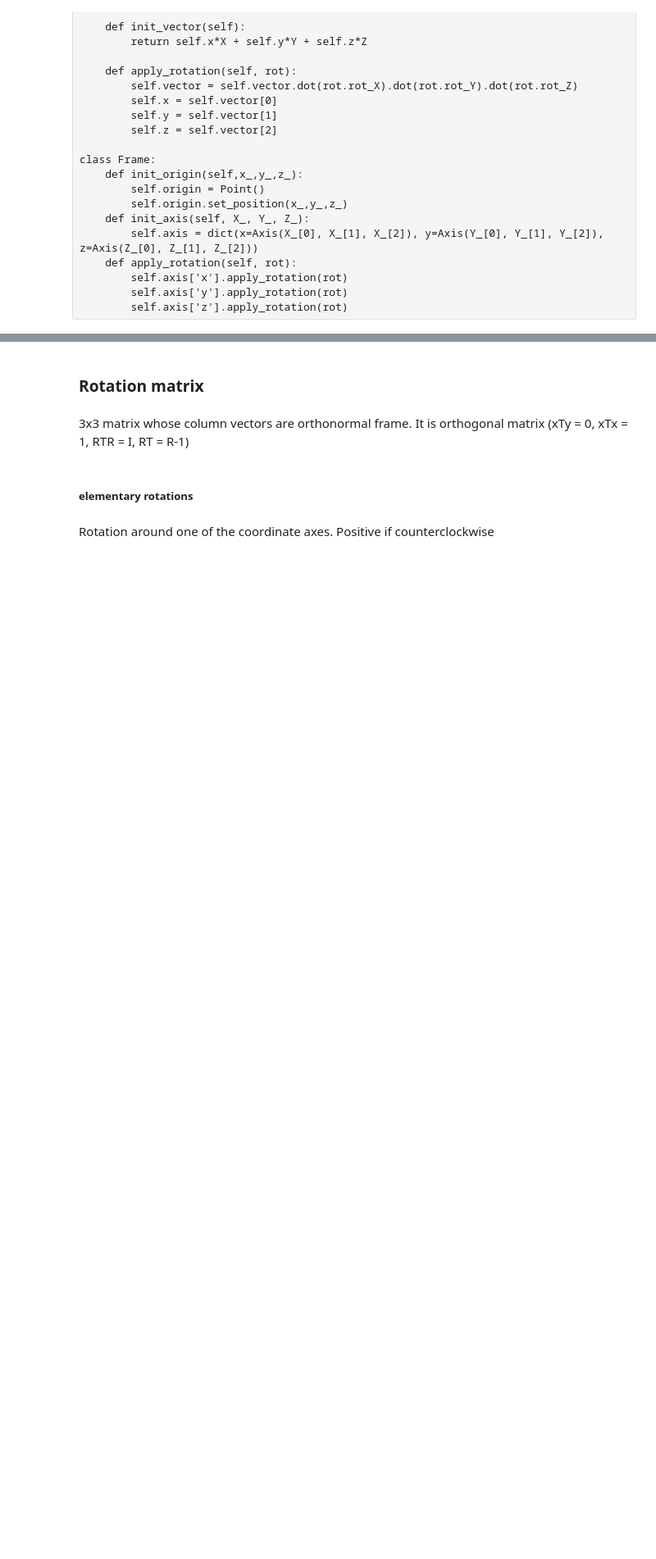
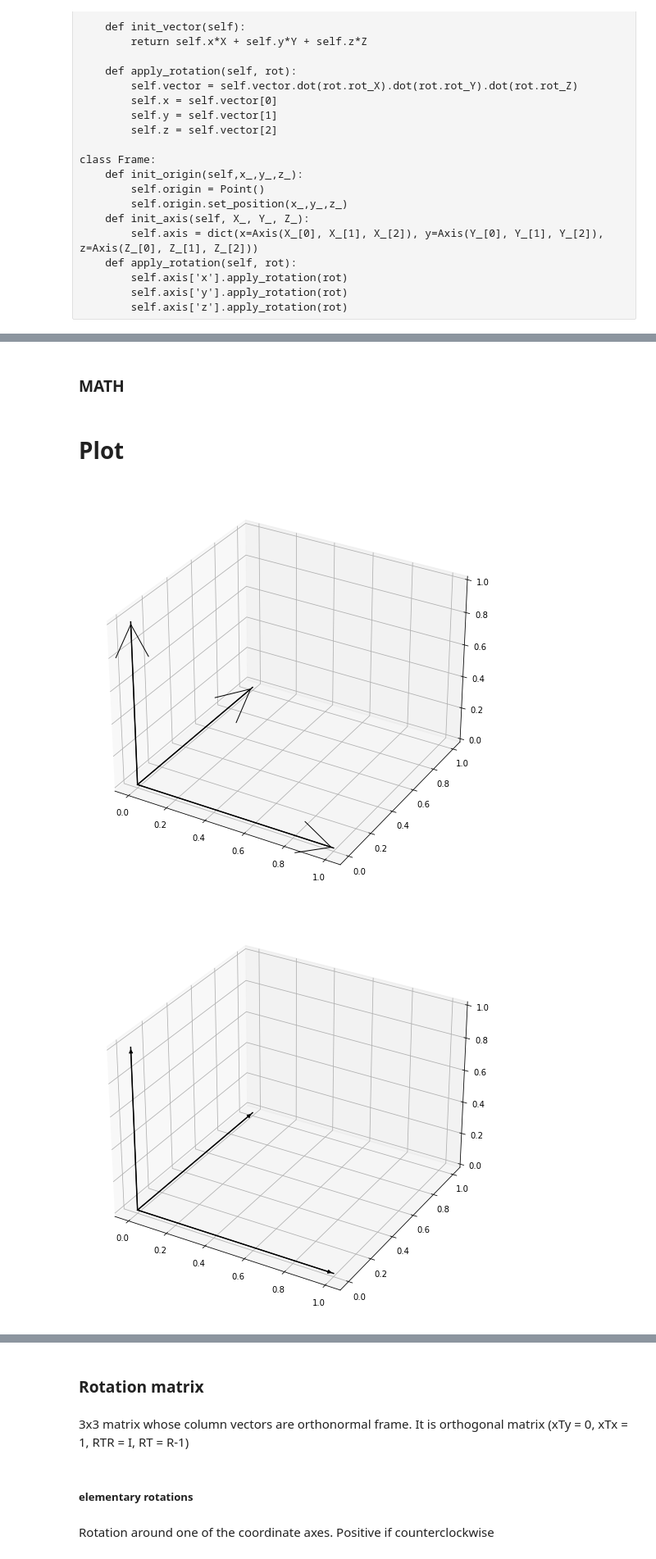
Before and after one commit to stefano-v37/engineering-toolbox, a Jupyter notebook: EngineeringToolbox/Robotics/develop/develop.ipynb, the cells around one changed output, grey strips where cells are left out. Shown at 82% size. Drawn from its saved outputs; the diff is of its cells as text; code cells hidden in the pictures; blank space fills up the shorter version.

Commit message:
Plotter class, for helping my "development"

```diff
--- a/EngineeringToolbox/Robotics/develop/develop.ipynb
+++ b/EngineeringToolbox/Robotics/develop/develop.ipynb
@@ -74,9 +66,10 @@ __Z__ = Axis(0,0,1)
 class Frame:
     def __init__(self, items):
         self.size = len(items)
-        self.axes = {str(i) : items[i] for i in range(len(items))}
+        self.axes_dict = {str(i) : items[i] for i in range(len(items))}
+        self.axes = items
 #         vectors in line
-        self.vector = np.array([item.vector for _, item in self.axes.items()])
+        self.vector = np.array([item.vector for _, item in self.axes_dict.items()])
 
 __F__ = Frame([__X__, __Y__, __Z__])
 __F__.axes
@@ -154,0 +146,2 @@ NameError: name 'Frame' is not defined
+# %% [markdown]
+### MATH
@@ -154,0 +151,42 @@ NameError: name 'Frame' is not defined
+# %% [markdown]
+# Plot
+# %%
+import matplotlib.pyplot as plt
+from mpl_toolkits.mplot3d import Axes3D
+from matplotlib.patches import FancyArrowPatch
+from mpl_toolkits.mplot3d import proj3d
+
+class Arrow3D(FancyArrowPatch):
+    def __init__(self, xs, ys, zs, *args, **kwargs):
+        FancyArrowPatch.__init__(self, (0,0), (0,0), *args, **kwargs)
+        self._verts3d = xs, ys, zs
+
+    def draw(self, renderer):
+        xs3d, ys3d, zs3d = self._verts3d
+        xs, ys, zs = proj3d.proj_transform(xs3d, ys3d, zs3d, renderer.M)
+        self.set_positions((xs[0],ys[0]),(xs[1],ys[1]))
+        FancyArrowPatch.draw(self, renderer)
+
+def add_vector(ax, vectors, color):
+    for vector in vectors:
+        if vector.__class__.__name__ == 'Axis':
+            points = [[vector.origin.vector[i], vector.end.vector[i]] for i in range(len(vector.vector))]
+            ax.plot(points[0],
+                   points[1],
+                   points[2],
+                   color=color)
+            a = Arrow3D(points[0],
+                   points[1],
+                   points[2],mutation_scale = 10, arrowstyle="-|>", color=color)
+            ax.add_artist(a)
+
+def show(vectors, color):
+    fig = plt.figure(figsize=(16,9))
+    ax = fig.add_subplot(111, projection='3d')
+    add_vector(ax, vectors, color=color)
+# %%
+Plotter.show(__F__.axes, color='black', arrow=True, arrowstyle = "->", mutation_scale = 100)
+show([__X__, __Y__, __Z__], color='black')
+# %% [output]
+[figure, added]
+[figure, added]
```
Also changed, not shown: parts of 6 cells of this notebook, 2 other files.
